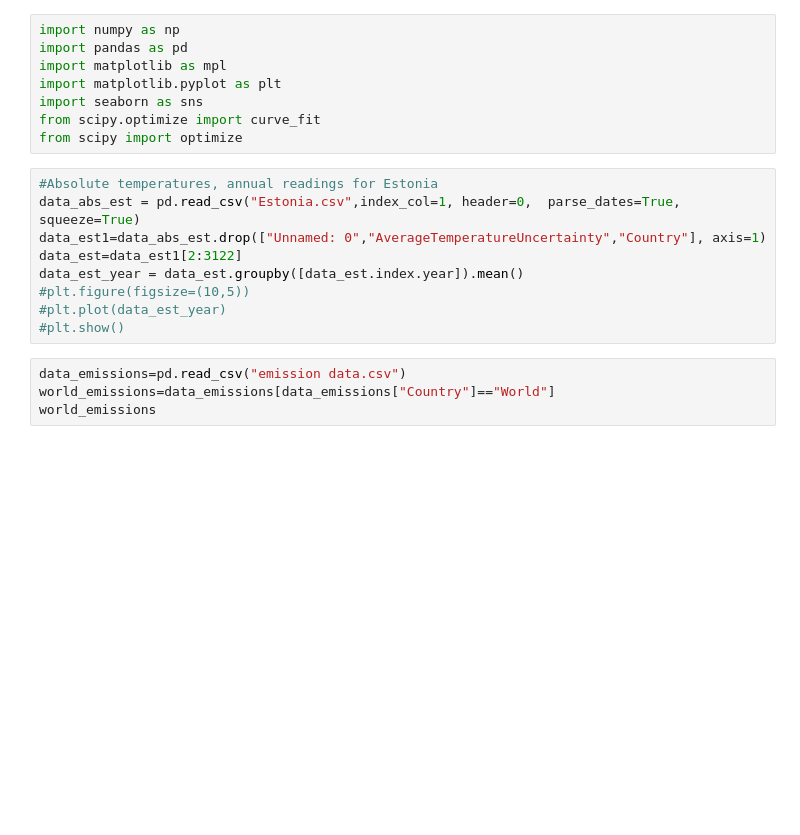
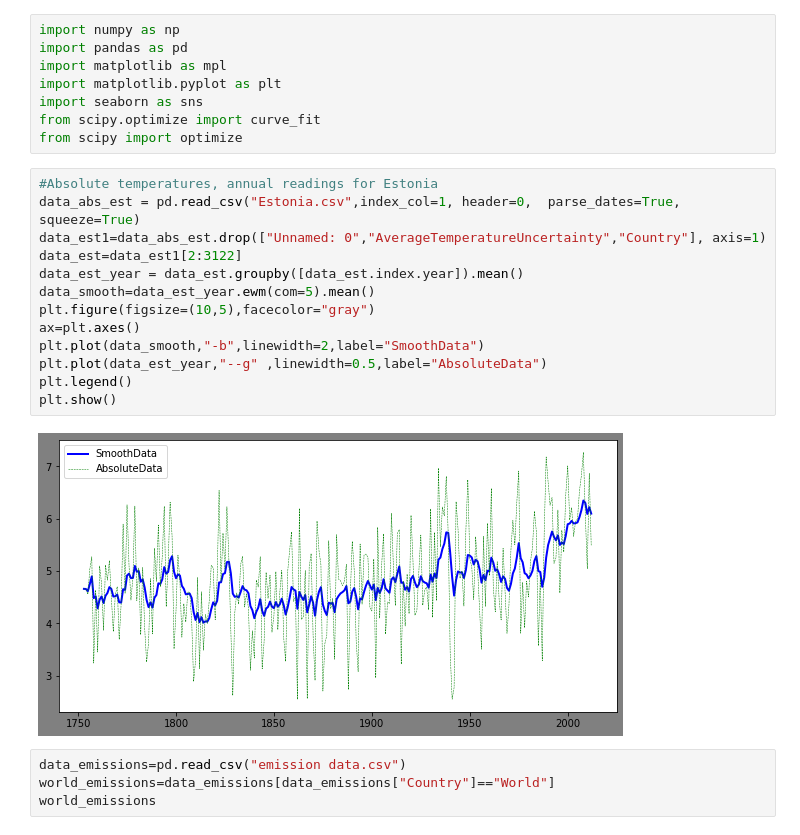
Before and after one commit to TL114/DataScience19, a Jupyter notebook: DS19.ipynb, the cells around one changed output. Drawn from its saved outputs; the diff is of its cells as text; blank space fills up the shorter version.

```diff
--- a/DS19.ipynb
+++ b/DS19.ipynb
@@ -11,12 +11,18 @@ from scipy import optimize
 # %%
 #Absolute temperatures, annual readings for Estonia
 data_abs_est = pd.read_csv("Estonia.csv",index_col=1, header=0,  parse_dates=True, squeeze=True)
 data_est1=data_abs_est.drop(["Unnamed: 0","AverageTemperatureUncertainty","Country"], axis=1)
 data_est=data_est1[2:3122]
 data_est_year = data_est.groupby([data_est.index.year]).mean()
-#plt.figure(figsize=(10,5))
-#plt.plot(data_est_year)
-#plt.show()
+data_smooth=data_est_year.ewm(com=5).mean()
+plt.figure(figsize=(10,5),facecolor="gray")
+ax=plt.axes()
+plt.plot(data_smooth,"-b",linewidth=2,label="SmoothData")
+plt.plot(data_est_year,"--g" ,linewidth=0.5,label="AbsoluteData")
+plt.legend()
+plt.show()
+# %% [output]
+[figure, added]
 # %%
 data_emissions=pd.read_csv("emission data.csv")
 world_emissions=data_emissions[data_emissions["Country"]=="World"]
```
Also changed, not shown: parts of 1 cell of this notebook.
